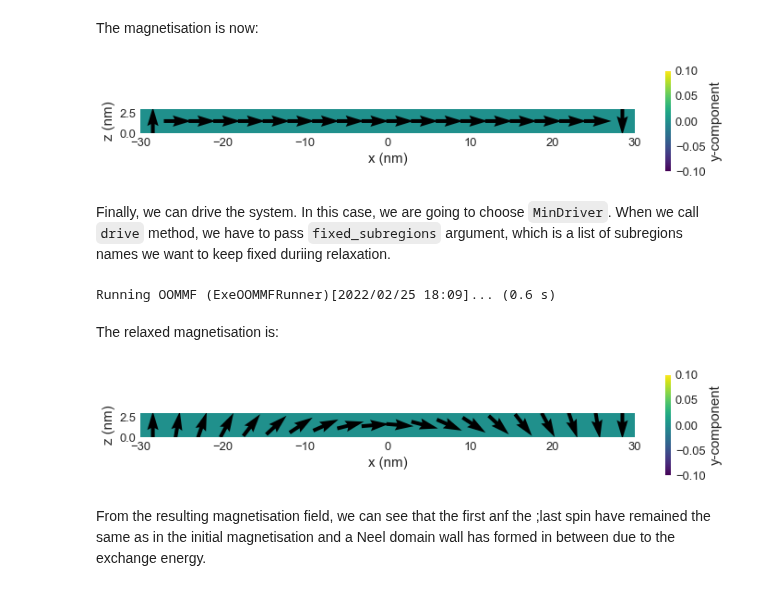
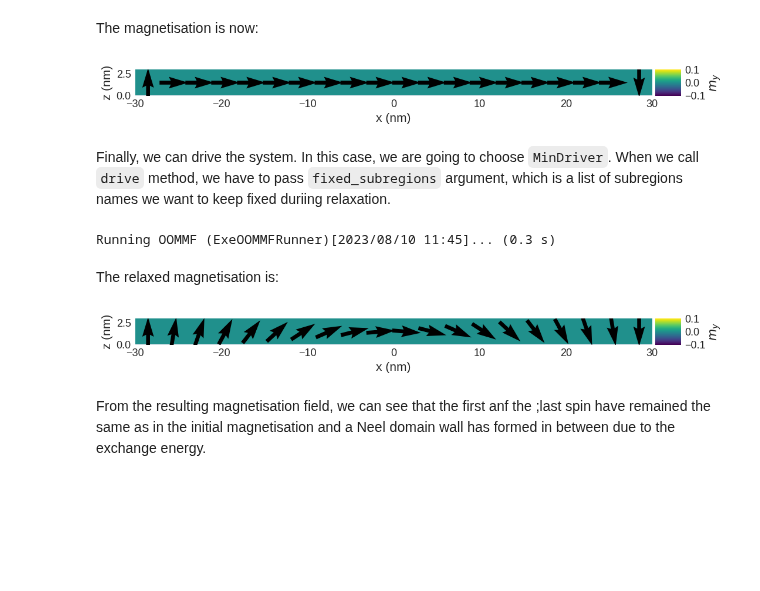
Before and after one commit to ubermag/tutorials, a Jupyter notebook: examples/fixed-subregions.ipynb, the cells around one changed output. Cells and saved outputs as stored; diff of their text form; code cells hidden in the pictures; blank space fills up the shorter version.

```diff
--- a/examples/fixed-subregions.ipynb
+++ b/examples/fixed-subregions.ipynb
@@ -28,25 +28,31 @@ system.energy = mm.Exchange(A=1e-12)
 We are going to initialise the magnetisation in `fixed1` region to be $(0, 0, 1)$ and in `fixed2` region $(0, 0, -1)$. In the `free` region, we are going to choose $(1, 0, 0)$ for initial magnetisation.
 # %%
 m = {'fixed1': (0, 0, 1), 'fixed2': (0, 0, -1), 'free': (1, 0, 0)}
-system.m = df.Field(mesh, dim=3, value=m, norm=1e6)
+system.m = df.Field(mesh, nvdim=3, value=m, norm=1e6)
 # %% [markdown]
 The magnetisation is now:
 # %%
-system.m.plane('y').mpl(figsize=(12, 2))
+system.m.sel('y').mpl(
+    figsize=(12, 2),
+    scalar_kw={"colorbar_label":"$m_y$"},
+)
 # %% [output]
-[figure, old version]
+[figure, new version]
 # %% [markdown]
 Finally, we can drive the system. In this case, we are going to choose `MinDriver`. When we call `drive` method, we have to pass `fixed_subregions` argument, which is a list of subregions names we want to keep fixed duriing relaxation.
 # %%
 md = mc.MinDriver()
 md.drive(system, fixed_subregions=['fixed1', 'fixed2'])
 # %% [output]
-Running OOMMF (ExeOOMMFRunner)[2022/02/25 18:09]... (0.6 s)
+Running OOMMF (ExeOOMMFRunner)[2023/08/10 11:45]... (0.3 s)
 # %% [markdown]
 The relaxed magnetisation is:
 # %%
-system.m.plane('y').mpl(figsize=(12, 2))
+system.m.sel('y').mpl(
+    figsize=(12, 2),
+    scalar_kw={"colorbar_label":"$m_y$"},
+)
 # %% [output]
-[figure, old version]
+[figure, new version]
 # %% [markdown]
 From the resulting magnetisation field, we can see that the first anf the ;last spin have remained the same as in the initial magnetisation and a Neel domain wall has formed in between due to the exchange energy.
```
Also changed, not shown: parts of 2 cells of this notebook.
